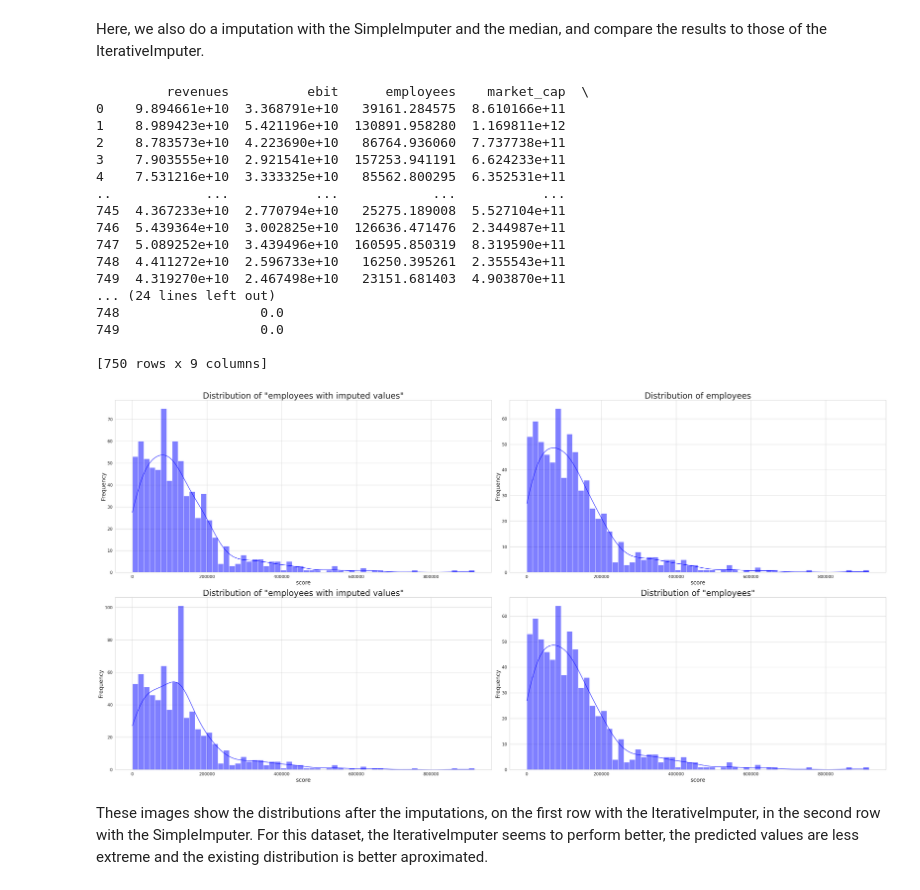
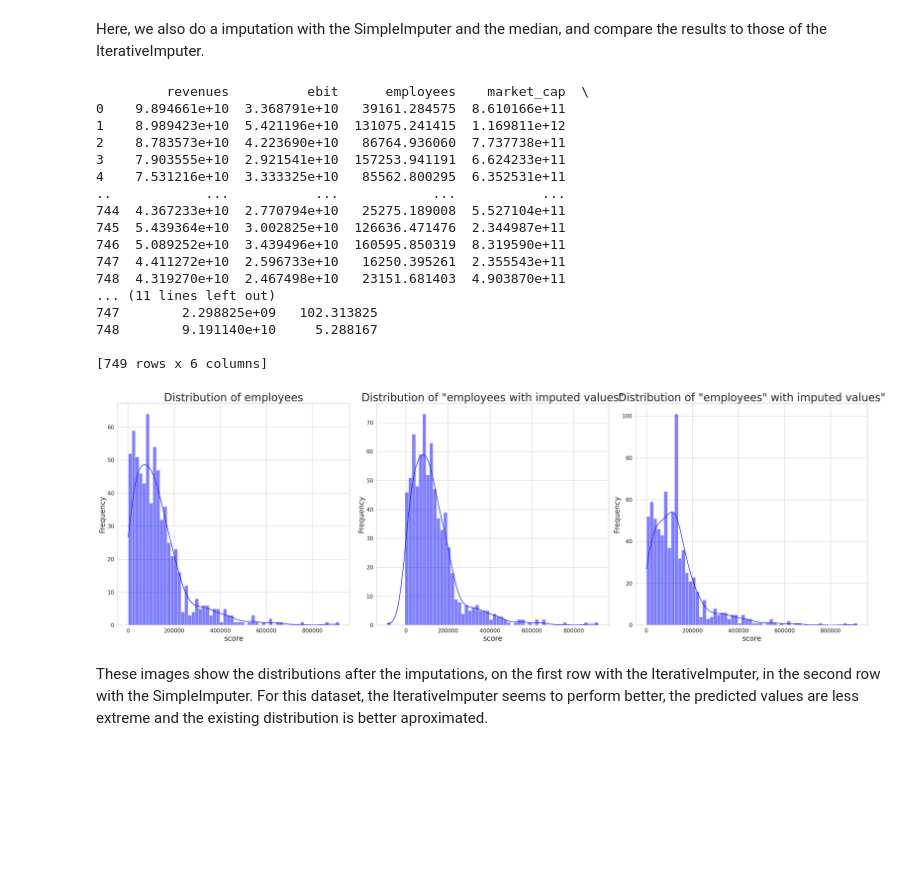
Before and after one commit to maxluetkemeyer/dataset_generator, a Jupyter notebook: dataset_2/3_MissingValues_withoutOutlier.ipynb, the cells around one changed output. Saved outputs shown, nothing was run; the diff lists cells and outputs as text; code cells hidden in the pictures; blank space fills up the shorter version.

```diff
--- a/dataset_2/3_MissingValues_withoutOutlier.ipynb
+++ b/dataset_2/3_MissingValues_withoutOutlier.ipynb
@@ -31,10 +36,13 @@ stock_price           750
 dtype: int64
 # %% [markdown]
 We are using the IterativeImputer, which uses the data in all features of the dataset in order to impute the missing values. This method takes the other features as inputs and the missing feature column as output, and builds a regressor in order to predict the missing values. This is great, because the correlations between the features are used in order to make the predictions.
+# %%
+# Remove industry column
+base_df_no_industry = base_df.drop(columns=["industry"])
 # %%
 imputer=IterativeImputer(max_iter=20, random_state=SEED)
-imputer_train=imputer.fit_transform(base_df)
-df_imputed=pd.DataFrame(imputer_train, columns=base_df.columns)
+imputer_train=imputer.fit_transform(base_df_no_industry)
+df_imputed=pd.DataFrame(imputer_train, columns=base_df_no_industry.columns)
 print(df_imputed)
 # %% [output]
          revenues          ebit      employees    market_cap  \
@@ -57,73 +65,59 @@ print(df_imputed)
 # %% [markdown]
 Here, we also do a imputation with the SimpleImputer and the median, and compare the results to those of the IterativeImputer.
 # %%
-
-
 simple_imputer=SimpleImputer(strategy='mean')
-simple_imputer_train=simple_imputer.fit_transform(base_df)
-df_simple_imputed=pd.DataFrame(simple_imputer_train, columns=base_df.columns)
+simple_imputer_train=simple_imputer.fit_transform(base_df_no_industry)
+df_simple_imputed=pd.DataFrame(simple_imputer_train, columns=base_df_no_industry.columns)
 print(df_simple_imputed)
 # %% [output]
          revenues          ebit      employees    market_cap  \
 0    9.894661e+10  3.368791e+10   39161.284575  8.610166e+11
-1    8.989423e+10  5.421196e+10  130891.958280  1.169811e+12
+1    8.989423e+10  5.421196e+10  131075.241415  1.169811e+12
 2    8.783573e+10  4.223690e+10   86764.936060  7.737738e+11
 3    7.903555e+10  2.921541e+10  157253.941191  6.624233e+11
 4    7.531216e+10  3.333325e+10   85562.800295  6.352531e+11
 ..            ...           ...            ...           ...
-745  4.367233e+10  2.770794e+10   25275.189008  5.527104e+11
-746  5.439364e+10  3.002825e+10  126636.471476  2.344987e+11
-747  5.089252e+10  3.439496e+10  160595.850319  8.319590e+11
-748  4.411272e+10  2.596733e+10   16250.395261  2.355543e+11
-749  4.319270e+10  2.467498e+10   23151.681403  4.903870e+11
-... (24 lines left out)
-748                  0.0
-749                  0.0
+744  4.367233e+10  2.770794e+10   25275.189008  5.527104e+11
+745  5.439364e+10  3.002825e+10  126636.471476  2.344987e+11
+746  5.089252e+10  3.439496e+10  160595.850319  8.319590e+11
+747  4.411272e+10  2.596733e+10   16250.395261  2.355543e+11
+748  4.319270e+10  2.467498e+10   23151.681403  4.903870e+11
+... (11 lines left out)
+747        2.298825e+09   102.313825
+748        9.191140e+10     5.288167
 
-[750 rows x 9 columns]
+[749 rows x 6 columns]
 # %%
 sns.set(style="whitegrid")
-plt.figure(figsize=(40, 20))
+plt.figure(figsize=(30, 10))
 
-# First row
-plt.subplot(2, 2, 1)
+plt.subplot(1, 3, 1)
+sns.histplot(base_df["employees"], kde=True, color='blue', bins=60)
+plt.title(f'Distribution of employees', fontsize=30)
+plt.xlabel(f'score', fontsize=20)
+plt.ylabel('Frequency', fontsize=20)
+plt.xticks(fontsize=15)
+plt.yticks(fontsize=15)
+
+plt.subplot(1, 3, 2)
 sns.histplot(df_imputed["employees"], kde=True, color='blue', bins=60)
 plt.title(f'Distribution of "employees with imputed values"', fontsize=30)
 plt.xlabel(f'score', fontsize=20)
 plt.ylabel('Frequency', fontsize=20)
 plt.xticks(fontsize=15)
 plt.yticks(fontsize=15)
 
-plt.subplot(2, 2, 2)
-sns.histplot(base_df["employees"], kde=True, color='blue', bins=60)
-plt.title(f'Distribution of employees', fontsize=30)
+plt.subplot(1, 3, 3)
+sns.histplot(df_simple_imputed["employees"], kde=True, color='blue', bins=60)
+plt.title(f'Distribution of "employees" with imputed values"', fontsize=30)
 plt.xlabel(f'score', fontsize=20)
 plt.ylabel('Frequency', fontsize=20)
 plt.xticks(fontsize=15)
 plt.yticks(fontsize=15)
 
-#second row
-
-plt.subplot(2, 2, 3)
-sns.histplot(df_simple_imputed["employees"], kde=True, color='blue', bins=60)
-plt.title(f'Distribution of "employees with imputed values"', fontsize=30)
-plt.xlabel(f'score', fontsize=20)
-plt.ylabel('Frequency', fontsize=20)
-plt.xticks(fontsize=15)
-plt.yticks(fontsize=15)
-
-plt.subplot(2, 2, 4)
-sns.histplot(base_df["employees"], kde=True, color='blue', bins=60)
-plt.title(f'Distribution of "employees"', fontsize=30)
-plt.xlabel(f'score', fontsize=20)
-plt.ylabel('Frequency', fontsize=20)
-plt.xticks(fontsize=15)
-plt.yticks(fontsize=15)
-
-
 plt.tight_layout()
 plt.show()
 # %% [output]
-[figure, old version]
+[figure, new version]
 # %% [markdown]
 These images show the distributions after the imputations, on the first row with the IterativeImputer, in the second row with the SimpleImputer. For this dataset, the IterativeImputer seems to perform better, the predicted values are less extreme and the existing distribution is better aproximated.
```
Also changed, not shown: parts of 6 cells of this notebook, 6 other files.
